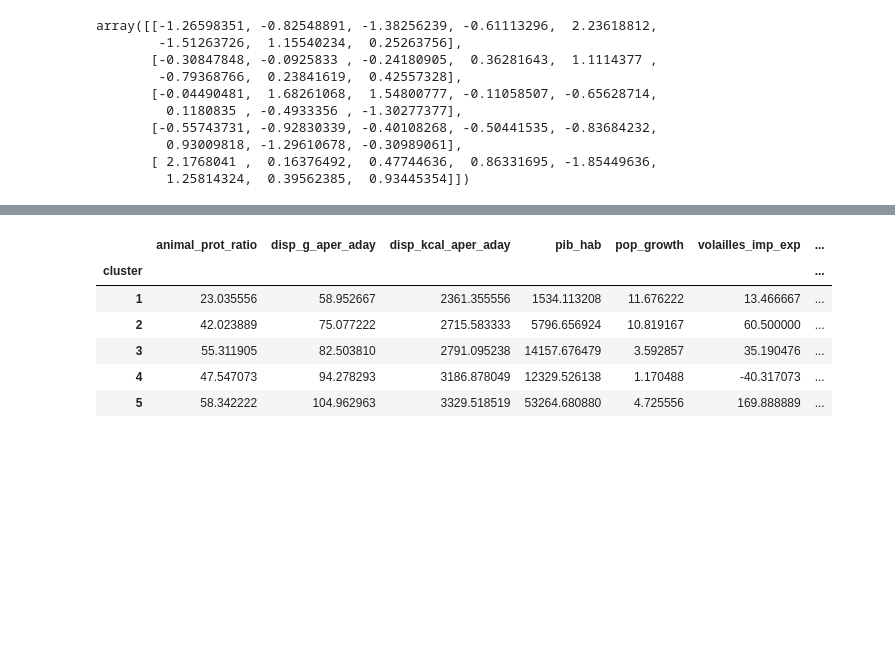
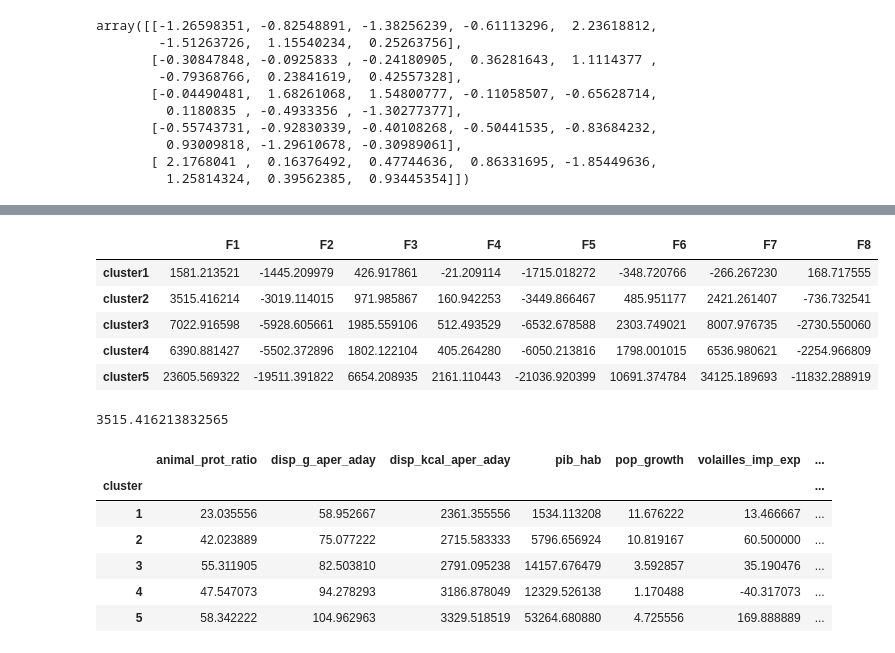
Before and after one commit to Sh4mSh4m/OCR_DA_proj5, a Jupyter notebook: Projet 5 - Etude de marche Loco Pollo.ipynb, the cells around one changed output, grey strips where cells are left out. Saved outputs shown, nothing was run; the diff lists cells and outputs as text; code cells hidden in the pictures; blank space fills up the shorter version.

```diff
--- a/Projet 5 - Etude de marche Loco Pollo.ipynb
+++ b/Projet 5 - Etude de marche Loco Pollo.ipynb
@@ -1041,3 +1046,6 @@ array([[-1.26598351, -0.82548891, -1.38256239, -0.61113296,  2.23618812,
          0.93009818, -1.29610678, -0.30989061],
        [ 2.1768041 ,  0.16376492,  0.47744636,  0.86331695, -1.85449636,
          1.25814324,  0.39562385,  0.93445354]])
+# %%
+centroid_coord_in_pca = pca.transform(df_cluster.values)
+centroid_coord_in_pca
@@ -1043,0 +1068,18 @@ array([[-1.26598351, -0.82548891, -1.38256239, -0.61113296,  2.23618812,
+# %%
+df_centroids_1 = pd.DataFrame(centroid_coord_in_pca)
+c_index = ['cluster'+ str(i) for i in range(1,6)]
+c_columns = ['F'+ str(i) for i in range(1, 9)]
+df_centroids_1.index = c_index
+df_centroids_1.columns = c_columns
+df_centroids_1
+# %% [output]
+|  | F1 | F2 | F3 | F4 | F5 | F6 | F7 | F8 |
+| cluster1 | 1581.213521 | -1445.209979 | 426.917861 | -21.209114 | -1715.018272 | -348.720766 | -266.267230 | 168.717555 |
+| cluster2 | 3515.416214 | -3019.114015 | 971.985867 | 160.942253 | -3449.866467 | 485.951177 | 2421.261407 | -736.732541 |
+| cluster3 | 7022.916598 | -5928.605661 | 1985.559106 | 512.493529 | -6532.678588 | 2303.749021 | 8007.976735 | -2730.550060 |
+| cluster4 | 6390.881427 | -5502.372896 | 1802.122104 | 405.264280 | -6050.213816 | 1798.001015 | 6536.980621 | -2254.966809 |
+| cluster5 | 23605.569322 | -19511.391822 | 6654.208935 | 2161.110443 | -21036.920399 | 10691.374784 | 34125.189693 | -11832.288919 |
+# %%
+np.dot(df_cluster.loc[2,:], pcs[0])
+# %% [output]
+3515.416213832565
```
Also changed, not shown: parts of 4 cells of this notebook.
